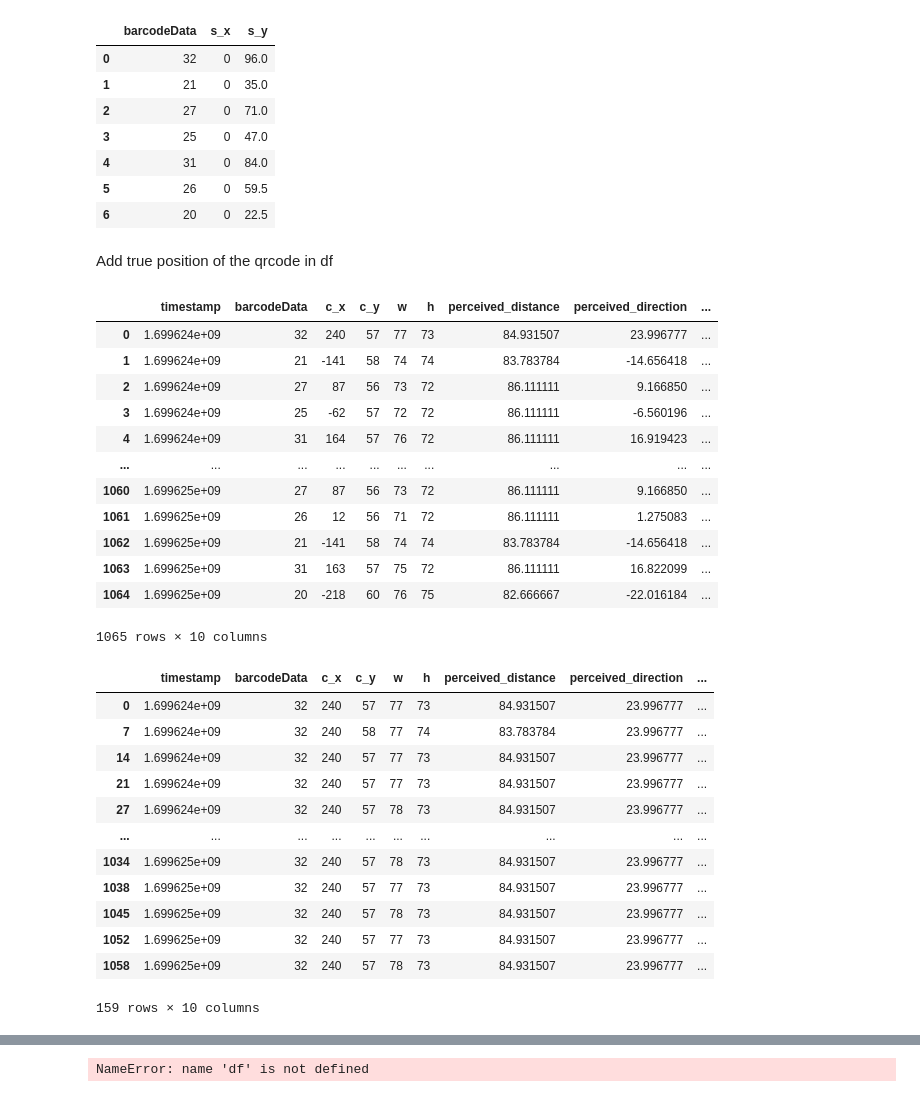
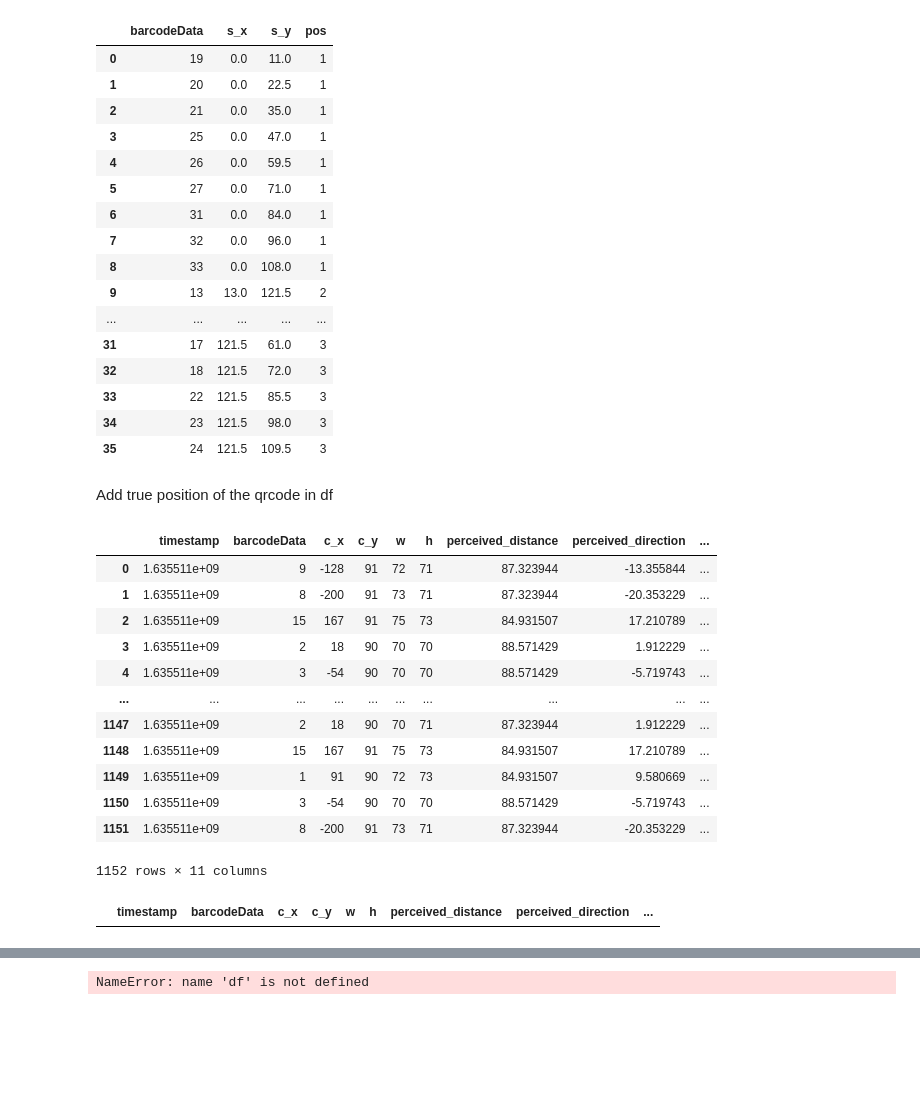
Before and after one commit to Nandu-Jagdish/BasicsOfSensorFusion23_Aalto, a Jupyter notebook: Project/part2.ipynb, the cells around one changed output, grey strips where cells are left out. Cells and saved outputs as stored; diff of their text form; code cells hidden in the pictures; blank space fills up the shorter version.

```diff
--- a/Project/part2.ipynb
+++ b/Project/part2.ipynb
@@ -4,9 +4,10 @@ import numpy as np
 FOCAL_LENGTH = 539.1304347826087
 # %%
 showfun = '/workspaces/BasicsOfSensorFusion23_Aalto/Project/Data/showfun/showfun_qr_task5.csv'
+dataset1 = '/workspaces/BasicsOfSensorFusion23_Aalto/Project/Data/part2_presavedData/dataset1/data/task5/camera_localization_task5.csv'
 #open csv without header
-QR_Data = '/workspaces/BasicsOfSensorFusion23_Aalto/Project/Data/barcode_coordinate.csv'
-df = pd.read_csv(showfun, names = ['timestamp','barcodeData','c_x','c_y','w','h','perceived_distance','perceived_direction'])
+QR_Data = '/workspaces/BasicsOfSensorFusion23_Aalto/Project/Data/part2_presavedData/dataset1/data/qr_code_position_in_global_coordinate.csv'
+df = pd.read_csv(dataset1, names = ['timestamp','barcodeData','c_x','c_y','w','h','perceived_distance','perceived_direction'])
 df
 # %% [output]
 |  | timestamp | barcodeData | c_x | c_y | w | h | perceived_distance | perceived_direction |
@@ -25,15 +26,24 @@ df
 # %%
-qr = pd.read_csv(QR_Data, names = ['barcodeData','s_x','s_y'])
+qr = pd.read_csv(QR_Data, skiprows=1,names = ['barcodeData','s_x','s_y','pos'])
 qr
 # %% [output]
-|  | barcodeData | s_x | s_y |
-| 0 | 32 | 0 | 96.0 |
-| 1 | 21 | 0 | 35.0 |
-| 2 | 27 | 0 | 71.0 |
-| 3 | 25 | 0 | 47.0 |
-| 4 | 31 | 0 | 84.0 |
-| 5 | 26 | 0 | 59.5 |
-| 6 | 20 | 0 | 22.5 |
+|  | barcodeData | s_x | s_y | pos |
+| 0 | 19 | 0.0 | 11.0 | 1 |
+| 1 | 20 | 0.0 | 22.5 | 1 |
+| 2 | 21 | 0.0 | 35.0 | 1 |
+| 3 | 25 | 0.0 | 47.0 | 1 |
+| 4 | 26 | 0.0 | 59.5 | 1 |
+| 5 | 27 | 0.0 | 71.0 | 1 |
+| 6 | 31 | 0.0 | 84.0 | 1 |
+| 7 | 32 | 0.0 | 96.0 | 1 |
+| 8 | 33 | 0.0 | 108.0 | 1 |
+| 9 | 13 | 13.0 | 121.5 | 2 |
+| ... | ... | ... | ... | ... |
+| 31 | 17 | 121.5 | 61.0 | 3 |
+| 32 | 18 | 121.5 | 72.0 | 3 |
+| 33 | 22 | 121.5 | 85.5 | 3 |
+| 34 | 23 | 121.5 | 98.0 | 3 |
+| 35 | 24 | 121.5 | 109.5 | 3 |
 # %% [markdown]
 Add true position of the qrcode in df
 # %%
@@ -41,35 +51,23 @@ df = df.merge(qr, on='barcodeData', how='left')
 df
 # %% [output]
 |  | timestamp | barcodeData | c_x | c_y | w | h | perceived_distance | perceived_direction | ... |
-| 0 | 1.699624e+09 | 32 | 240 | 57 | 77 | 73 | 84.931507 | 23.996777 | ... |
-| 1 | 1.699624e+09 | 21 | -141 | 58 | 74 | 74 | 83.783784 | -14.656418 | ... |
-| 2 | 1.699624e+09 | 27 | 87 | 56 | 73 | 72 | 86.111111 | 9.166850 | ... |
-| 3 | 1.699624e+09 | 25 | -62 | 57 | 72 | 72 | 86.111111 | -6.560196 | ... |
-| 4 | 1.699624e+09 | 31 | 164 | 57 | 76 | 72 | 86.111111 | 16.919423 | ... |
+| 0 | 1.635511e+09 | 9 | -128 | 91 | 72 | 71 | 87.323944 | -13.355844 | ... |
+| 1 | 1.635511e+09 | 8 | -200 | 91 | 73 | 71 | 87.323944 | -20.353229 | ... |
+| 2 | 1.635511e+09 | 15 | 167 | 91 | 75 | 73 | 84.931507 | 17.210789 | ... |
+| 3 | 1.635511e+09 | 2 | 18 | 90 | 70 | 70 | 88.571429 | 1.912229 | ... |
+| 4 | 1.635511e+09 | 3 | -54 | 90 | 70 | 70 | 88.571429 | -5.719743 | ... |
 | ... | ... | ... | ... | ... | ... | ... | ... | ... | ... |
-| 1060 | 1.699625e+09 | 27 | 87 | 56 | 73 | 72 | 86.111111 | 9.166850 | ... |
-| 1061 | 1.699625e+09 | 26 | 12 | 56 | 71 | 72 | 86.111111 | 1.275083 | ... |
-| 1062 | 1.699625e+09 | 21 | -141 | 58 | 74 | 74 | 83.783784 | -14.656418 | ... |
-| 1063 | 1.699625e+09 | 31 | 163 | 57 | 75 | 72 | 86.111111 | 16.822099 | ... |
-| 1064 | 1.699625e+09 | 20 | -218 | 60 | 76 | 75 | 82.666667 | -22.016184 | ... |
+| 1147 | 1.635511e+09 | 2 | 18 | 90 | 70 | 71 | 87.323944 | 1.912229 | ... |
+| 1148 | 1.635511e+09 | 15 | 167 | 91 | 75 | 73 | 84.931507 | 17.210789 | ... |
+| 1149 | 1.635511e+09 | 1 | 91 | 90 | 72 | 73 | 84.931507 | 9.580669 | ... |
+| 1150 | 1.635511e+09 | 3 | -54 | 90 | 70 | 70 | 88.571429 | -5.719743 | ... |
+| 1151 | 1.635511e+09 | 8 | -200 | 91 | 73 | 71 | 87.323944 | -20.353229 | ... |
-1065 rows × 10 columns
+1152 rows × 11 columns
 # %%
 #dispplay all columsn with barcodeData = 32
 df[df['barcodeData'] == 32]
 # %% [output]
 |  | timestamp | barcodeData | c_x | c_y | w | h | perceived_distance | perceived_direction | ... |
-| 0 | 1.699624e+09 | 32 | 240 | 57 | 77 | 73 | 84.931507 | 23.996777 | ... |
-| 7 | 1.699624e+09 | 32 | 240 | 58 | 77 | 74 | 83.783784 | 23.996777 | ... |
-| 14 | 1.699624e+09 | 32 | 240 | 57 | 77 | 73 | 84.931507 | 23.996777 | ... |
-| 21 | 1.699624e+09 | 32 | 240 | 57 | 77 | 73 | 84.931507 | 23.996777 | ... |
-| 27 | 1.699624e+09 | 32 | 240 | 57 | 78 | 73 | 84.931507 | 23.996777 | ... |
-| ... | ... | ... | ... | ... | ... | ... | ... | ... | ... |
-| 1034 | 1.699625e+09 | 32 | 240 | 57 | 78 | 73 | 84.931507 | 23.996777 | ... |
-| 1038 | 1.699625e+09 | 32 | 240 | 57 | 77 | 73 | 84.931507 | 23.996777 | ... |
-| 1045 | 1.699625e+09 | 32 | 240 | 57 | 78 | 73 | 84.931507 | 23.996777 | ... |
-| 1052 | 1.699625e+09 | 32 | 240 | 57 | 77 | 73 | 84.931507 | 23.996777 | ... |
-| 1058 | 1.699625e+09 | 32 | 240 | 57 | 78 | 73 | 84.931507 | 23.996777 | ... |
-159 rows × 10 columns
 # %%
 # fix the distance measurement
 QR_width = 11.5
```
Also changed, not shown: parts of 5 cells of this notebook.
